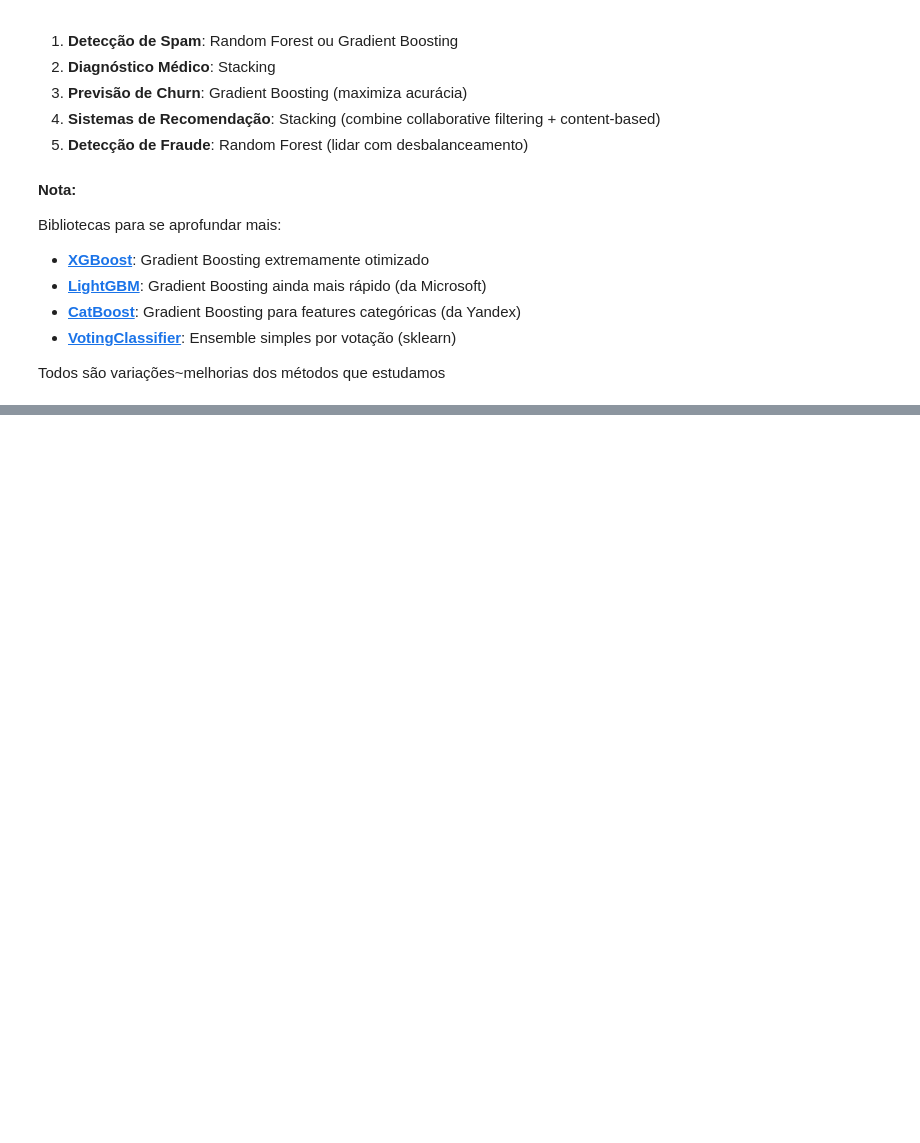
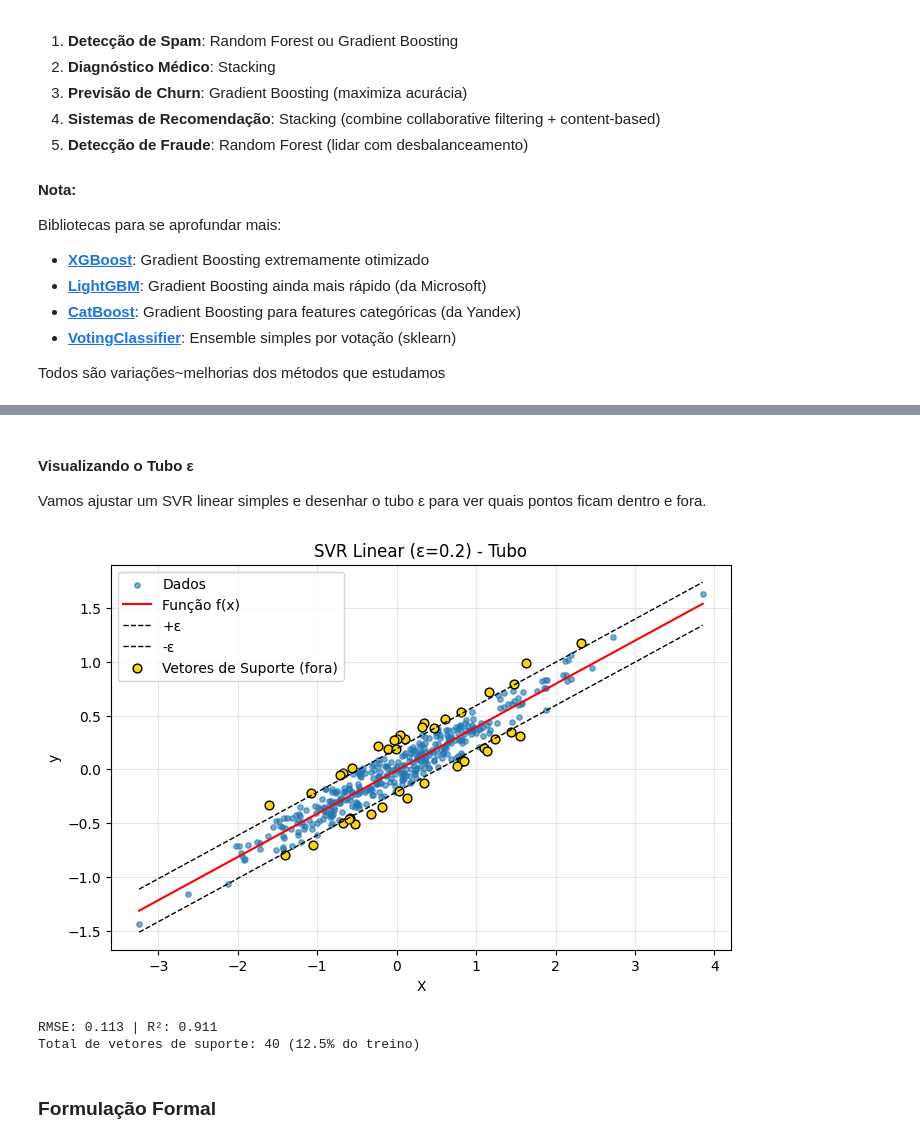
Before and after one commit to fea-dev-usp/case_ia, a Jupyter notebook: case_ia.ipynb, the cells around one changed output, grey strips where cells are left out. Drawn from its saved outputs; the diff is of its cells as text; code cells hidden in the pictures; blank space fills up the shorter version.

```diff
--- a/case_ia.ipynb
+++ b/case_ia.ipynb
@@ -7131,0 +7519,52 @@ Todos são variações~melhorias dos métodos que estudamos
+# %% [markdown]
+#### Visualizando o Tubo ε
+
+Vamos ajustar um SVR linear simples e desenhar o tubo ε para ver quais pontos ficam dentro e fora.
+# %%
+# =======================================================
+# SVR Linear: Tubo epsilon
+# =======================================================
+from sklearn.svm import SVR
+
+Xtr, Xte, ytr, yte = train_test_split(X_lin, y_lin, test_size=0.2, random_state=42)
+
+svr_lin = SVR(kernel='linear', C=1.0, epsilon=0.2)
+# kernel = 'linear' para regressão linear
+# C = penalidade por erro fora do tubo (quanto maior, mais rígido)
+# epsilon = largura do tubo (quanto maior, mais tolerante)
+
+svr_lin.fit(Xtr, ytr) # Treinamento do modelo
+
+y_pred_lin = svr_lin.predict(Xte) # Predições no conjunto de teste
+rmse_lin = sqrt(mean_squared_error(yte, y_pred_lin)) # RMSE
+r2_lin = r2_score(yte, y_pred_lin) # R²
+
+# Linha de predição e tubos
+X_plot = np.linspace(X_lin.min(), X_lin.max(), 300).reshape(-1,1)
+y_line = svr_lin.predict(X_plot)
+
+plt.figure(figsize=(8,5))
+plt.scatter(X_lin, y_lin, s=15, alpha=0.6, label='Dados')
+plt.plot(X_plot, y_line, 'r', label='Função f(x)')
+plt.plot(X_plot, y_line + svr_lin.epsilon, 'k--', linewidth=1, label='+ε') # Tubo epsilon
+plt.plot(X_plot, y_line - svr_lin.epsilon, 'k--', linewidth=1, label='-ε')
+
+# Destacar pontos fora do tubo
+outside_mask = np.abs(y_lin - svr_lin.predict(X_lin)) > svr_lin.epsilon
+plt.scatter(X_lin[outside_mask], y_lin[outside_mask], c='gold', edgecolors='k', s=40, label='Vetores de Suporte (fora)')
+
+plt.title(f'SVR Linear (ε={svr_lin.epsilon}) - Tubo')
+plt.xlabel('X')
+plt.ylabel('y')
+plt.legend()
+plt.grid(alpha=0.3)
+plt.show()
+
+print(f"RMSE: {rmse_lin:.3f} | R²: {r2_lin:.3f}")
+print(f"Total de vetores de suporte: {len(svr_lin.support_)} ({len(svr_lin.support_)/len(Xtr)*100:.1f}% do treino)")
+# %% [output]
+[figure, added]
+RMSE: 0.113 | R²: 0.911
+Total de vetores de suporte: 40 (12.5% do treino)
+# %% [markdown]
+### Formulação Formal
```
Also changed, not shown: parts of 94 cells of this notebook.
